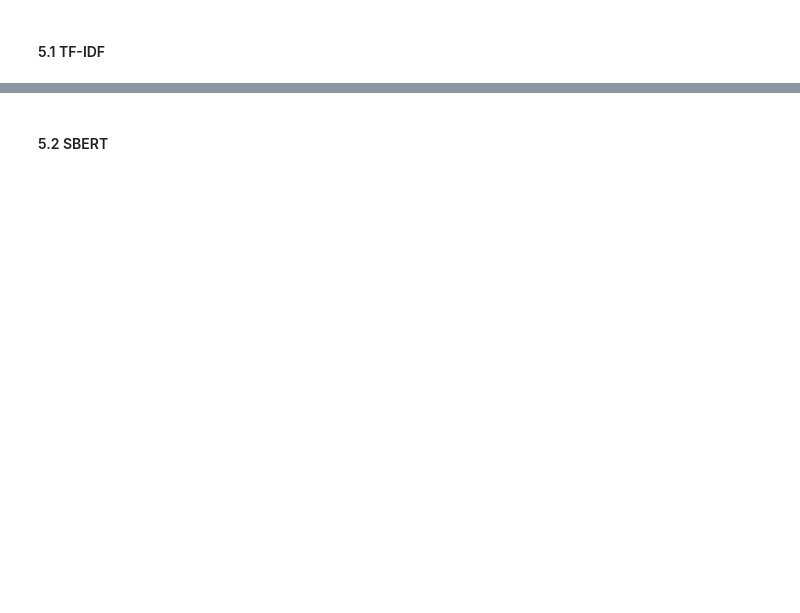
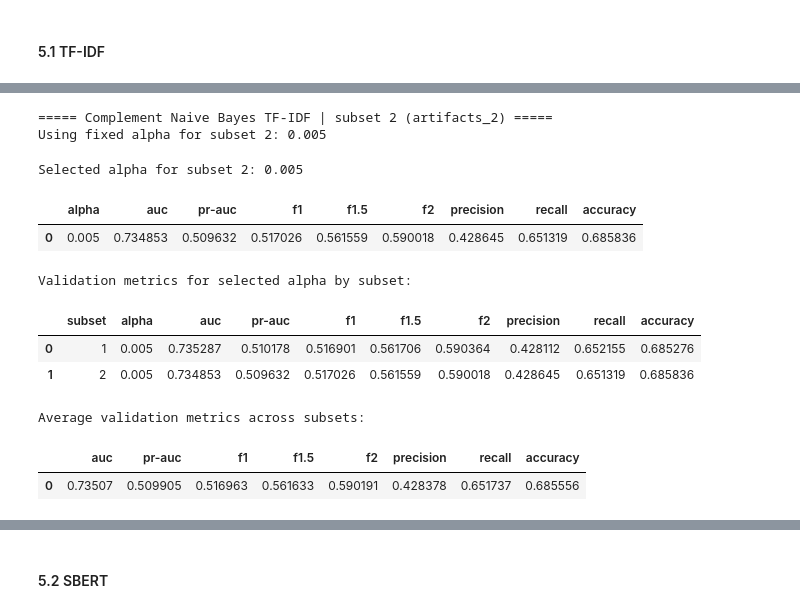
Before and after one commit to lzrcode-816/3244-Group-17-IMDB-Spoiler-Detection, a Jupyter notebook: Group17_ProjectDeSpoiler_Model.ipynb, the cells around one changed output, grey strips where cells are left out. Drawn from its saved outputs; the diff is of its cells as text; code cells hidden in the pictures; blank space fills up the shorter version.

```diff
--- a/Group17_ProjectDeSpoiler_Model.ipynb
+++ b/Group17_ProjectDeSpoiler_Model.ipynb
@@ -4381,0 +4381,68 @@ display(
+# %%
+# Complement Naive Bayes Alpha Tuning
+from sklearn.naive_bayes import ComplementNB
+
+cnb_tfidf_best_alpha_by_subset = {}
+cnb_tfidf_models = {}
+cnb_tfidf_val_probs_by_subset = {}
+cnb_tfidf_tuning_results = {}
+cnb_tfidf_validation_rows = []
+
+for subset_name, artifact_name in SUBSET_TO_ARTIFACT.items():
+    print(f"\n===== Complement Naive Bayes TF-IDF | subset {subset_name} ({artifact_name}) =====")
+
+    validation_artifacts = load_validation_split(artifact_name=artifact_name)
+    X_train = validation_artifacts["X_tfidf_train"]
+    X_val = validation_artifacts["X_tfidf_val"]
+    y_train = np.asarray(validation_artifacts["y_train"]).ravel()
+    y_val = np.asarray(validation_artifacts["y_val"]).ravel()
+
+    if USE_FIXED_BEST_PARAMS and CNB_TFIDF_FIXED_ALPHA is not None:
+        candidate_alphas = [float(CNB_TFIDF_FIXED_ALPHA)]
+        print(f"Using fixed alpha for subset {subset_name}: {candidate_alphas[0]}")
+    else:
+        candidate_alphas = NB_ALPHA_GRID
+
+    tuning_rows = []
+    for alpha in tqdm(candidate_alphas, desc=f"CNB TF-IDF alpha search {subset_name}", leave=False):
+        model = ComplementNB(alpha=float(alpha))
+        model.fit(X_train, y_train)
+        y_val_prob = model.predict_proba(X_val)[:, 1]
+        tuning_rows.append({"alpha": float(alpha), **compute_nb_metrics(y_val, y_val_prob)})
+
+    tuning_df = pd.DataFrame(tuning_rows).sort_values("auc", ascending=False).reset_index(drop=True)
+    best_alpha = float(tuning_df.loc[0, "alpha"])
+
+    cnb_tfidf_tuning_results[subset_name] = tuning_df
+    cnb_tfidf_best_alpha_by_subset[subset_name] = best_alpha
+
+    print(f"Selected alpha for subset {subset_name}: {best_alpha}")
+    display(tuning_df[["alpha"] + NB_METRIC_COLUMNS].rename(columns={"average_precision": "pr-auc"}).round(6))
+
+    selected_row = tuning_df.loc[0, ["alpha"] + NB_METRIC_COLUMNS].to_dict()
+    cnb_tfidf_validation_rows.append({"subset": subset_name, **selected_row})
+
+    selected_val_model = ComplementNB(alpha=best_alpha)
+    selected_val_model.fit(X_train, y_train)
+    cnb_tfidf_val_probs_by_subset[subset_name] = {"y_true": y_val, "y_prob": selected_val_model.predict_proba(X_val)[:, 1]}
+
+    full_artifacts = load_full_train_test(artifact_name=artifact_name, use_fulltrain=True)
+    X_train_full = full_artifacts["X_tfidf_train_full"]
+    y_train_full = np.asarray(full_artifacts["y_train_full"]).ravel()
+
+    final_model = ComplementNB(alpha=best_alpha)
+    final_model.fit(X_train_full, y_train_full)
+    cnb_tfidf_models[subset_name] = final_model
+
+cnb_tfidf_validation_metrics_df = pd.DataFrame(cnb_tfidf_validation_rows)
+print("Validation metrics for selected alpha by subset:")
+display(cnb_tfidf_validation_metrics_df[["subset", "alpha"] + NB_METRIC_COLUMNS].rename(columns={"average_precision": "pr-auc"}).round(6))
+
+validation_details_cnb_tfidf = cnb_tfidf_validation_metrics_df.copy()
+validation_summary_cnb_tfidf = cnb_tfidf_validation_metrics_df[NB_METRIC_COLUMNS].mean().to_frame().T
+print("Average validation metrics across subsets:")
+display(validation_summary_cnb_tfidf.rename(columns={"average_precision": "pr-auc"}).round(6))
+
+cnb_tfidf_best_alpha = cnb_tfidf_best_alpha_by_subset["1"]
+cnb_tfidf_model = cnb_tfidf_models["1"]
+# %% [output]
@@ -4381,0 +4454,12 @@ display(
+===== Complement Naive Bayes TF-IDF | subset 2 (artifacts_2) =====
+Using fixed alpha for subset 2: 0.005
+Selected alpha for subset 2: 0.005
+|  | alpha | auc | pr-auc | f1 | f1.5 | f2 | precision | recall | accuracy |
+| 0 | 0.005 | 0.734853 | 0.509632 | 0.517026 | 0.561559 | 0.590018 | 0.428645 | 0.651319 | 0.685836 |
+Validation metrics for selected alpha by subset:
+|  | subset | alpha | auc | pr-auc | f1 | f1.5 | f2 | precision | recall | accuracy |
+| 0 | 1 | 0.005 | 0.735287 | 0.510178 | 0.516901 | 0.561706 | 0.590364 | 0.428112 | 0.652155 | 0.685276 |
+| 1 | 2 | 0.005 | 0.734853 | 0.509632 | 0.517026 | 0.561559 | 0.590018 | 0.428645 | 0.651319 | 0.685836 |
+Average validation metrics across subsets:
+|  | auc | pr-auc | f1 | f1.5 | f2 | precision | recall | accuracy |
+| 0 | 0.73507 | 0.509905 | 0.516963 | 0.561633 | 0.590191 | 0.428378 | 0.651737 | 0.685556 |
```
Also changed, not shown: parts of 14 cells of this notebook.
